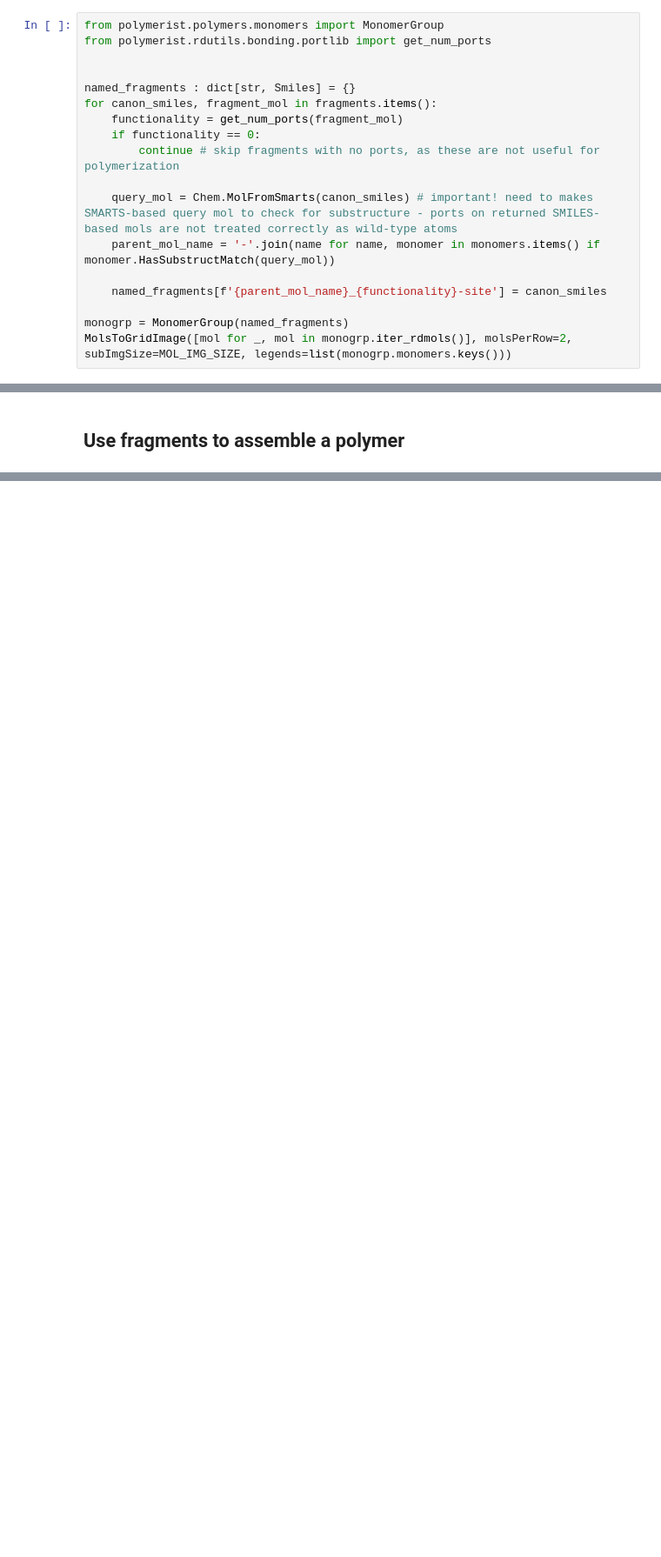
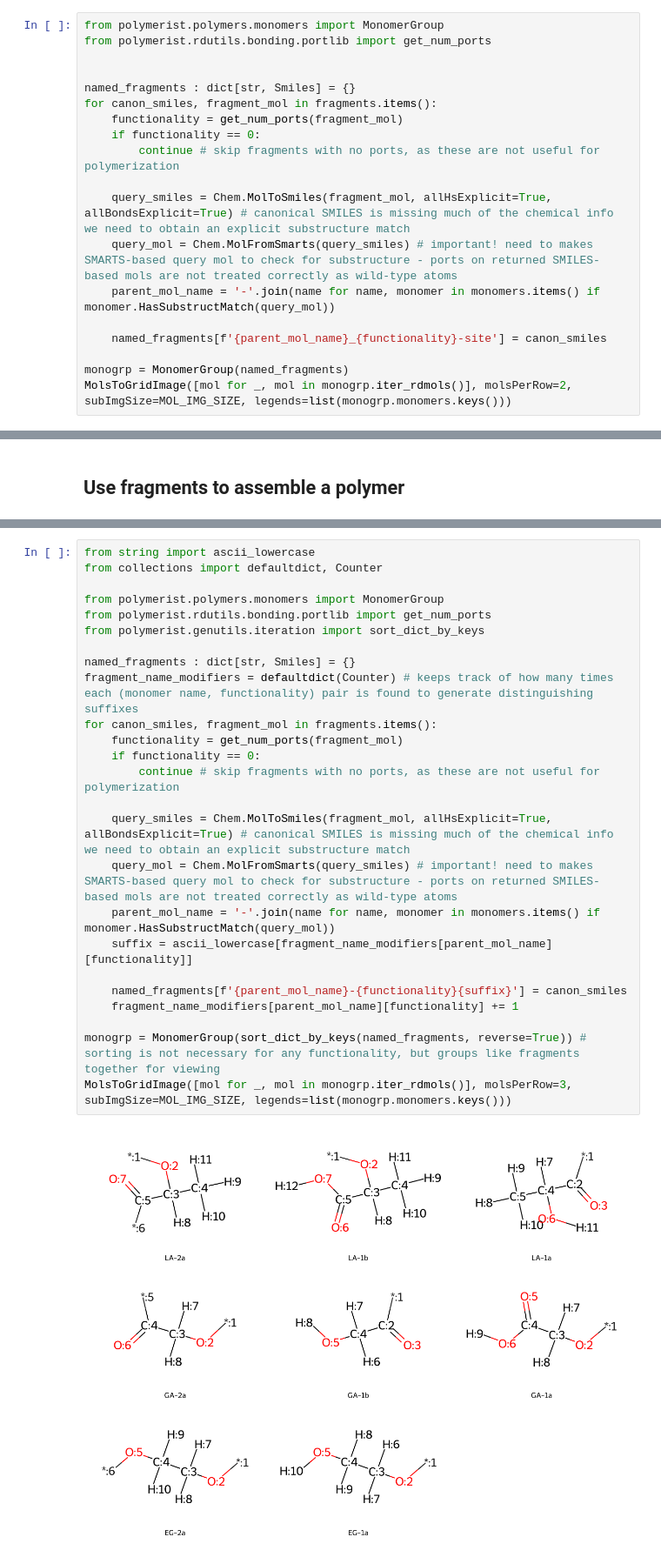
Before and after one commit to timbernat/polymerist_examples, a Jupyter notebook: rxn_template_demo.ipynb, the cells around one changed output, grey strips where cells are left out. Shown at 87% size. Drawn from its saved outputs; the diff is of its cells as text; blank space fills up the shorter version.

```diff
--- a/rxn_template_demo.ipynb
+++ b/rxn_template_demo.ipynb
@@ -311,7 +298,8 @@ for canon_smiles, fragment_mol in fragments.items():
     if functionality == 0:
         continue # skip fragments with no ports, as these are not useful for polymerization
 
-    query_mol = Chem.MolFromSmarts(canon_smiles) # important! need to makes SMARTS-based query mol to check for substructure - ports on returned SMILES-based mols are not treated correctly as wild-type atoms
+    query_smiles = Chem.MolToSmiles(fragment_mol, allHsExplicit=True, allBondsExplicit=True) # canonical SMILES is missing much of the chemical info we need to obtain an explicit substructure match
+    query_mol = Chem.MolFromSmarts(query_smiles) # important! need to makes SMARTS-based query mol to check for substructure - ports on returned SMILES-based mols are not treated correctly as wild-type atoms
     parent_mol_name = '-'.join(name for name, monomer in monomers.items() if monomer.HasSubstructMatch(query_mol))
 
     named_fragments[f'{parent_mol_name}_{functionality}-site'] = canon_smiles
@@ -347,0 +439,27 @@ chain.visualize()
+# %%
+from string import ascii_lowercase
+from collections import defaultdict, Counter
+
+from polymerist.polymers.monomers import MonomerGroup
+from polymerist.rdutils.bonding.portlib import get_num_ports
+from polymerist.genutils.iteration import sort_dict_by_keys
+
+named_fragments : dict[str, Smiles] = {}
+fragment_name_modifiers = defaultdict(Counter) # keeps track of how many times each (monomer name, functionality) pair is found to generate distinguishing suffixes
+for canon_smiles, fragment_mol in fragments.items():
+    functionality = get_num_ports(fragment_mol)
+    if functionality == 0:
+        continue # skip fragments with no ports, as these are not useful for polymerization
+
+    query_smiles = Chem.MolToSmiles(fragment_mol, allHsExplicit=True, allBondsExplicit=True) # canonical SMILES is missing much of the chemical info we need to obtain an explicit substructure match
+    query_mol = Chem.MolFromSmarts(query_smiles) # important! need to makes SMARTS-based query mol to check for substructure - ports on returned SMILES-based mols are not treated correctly as wild-type atoms
+    parent_mol_name = '-'.join(name for name, monomer in monomers.items() if monomer.HasSubstructMatch(query_mol))
+    suffix = ascii_lowercase[fragment_name_modifiers[parent_mol_name][functionality]]
+
+    named_fragments[f'{parent_mol_name}-{functionality}{suffix}'] = canon_smiles
+    fragment_name_modifiers[parent_mol_name][functionality] += 1
+
+monogrp = MonomerGroup(sort_dict_by_keys(named_fragments, reverse=True)) # sorting is not necessary for any functionality, but groups like fragments together for viewing
+MolsToGridImage([mol for _, mol in monogrp.iter_rdmols()], molsPerRow=3, subImgSize=MOL_IMG_SIZE, legends=list(monogrp.monomers.keys()))
+# %% [output]
+[figure, added]
```
Also changed, not shown: parts of 30 cells of this notebook.
